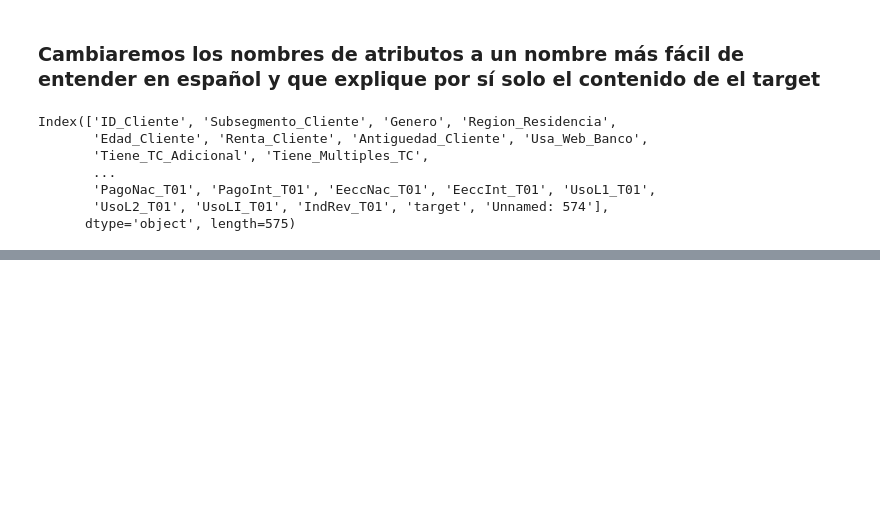
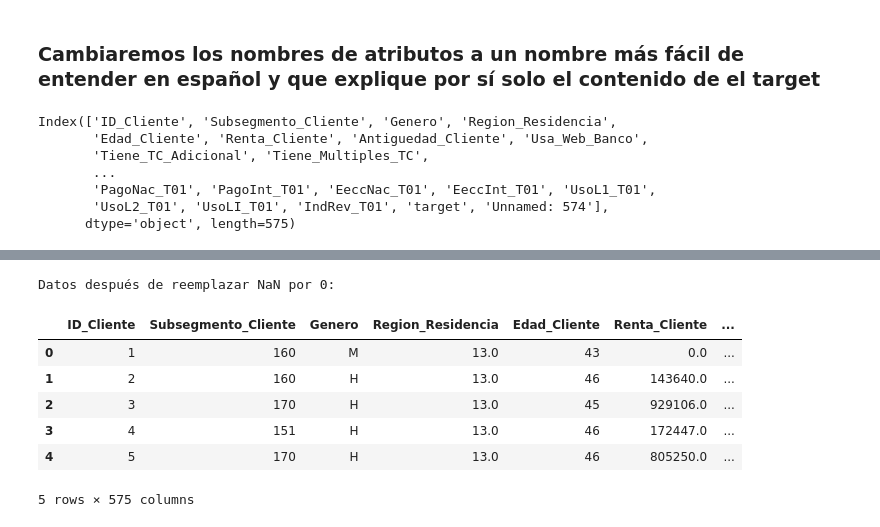
Before and after one commit to jpfuentesv89/TransversalMachineLearning, a Jupyter notebook: MonopolyDormammu.ipynb, the cells around one changed output, grey strips where cells are left out. Saved outputs shown, nothing was run; the diff lists cells and outputs as text; code cells hidden in the pictures; blank space fills up the shorter version.

```diff
--- a/MonopolyDormammu.ipynb
+++ b/MonopolyDormammu.ipynb
@@ -182,0 +240,16 @@ Index(['ID_Cliente', 'Subsegmento_Cliente', 'Genero', 'Region_Residencia',
+# %%
+# Reemplazar valores infinitos y NaN por 0
+df_filled = df_filled.replace([np.inf, -np.inf], np.nan).fillna(0)
+
+# Verificar los primeros datos después de reemplazar los NaN por 0
+print("\nDatos después de reemplazar NaN por 0:")
+df_filled.head()
+# %% [output]
+Datos después de reemplazar NaN por 0:
+|  | ID_Cliente | Subsegmento_Cliente | Genero | Region_Residencia | Edad_Cliente | Renta_Cliente | ... |
+| 0 | 1 | 160 | M | 13.0 | 43 | 0.0 | ... |
+| 1 | 2 | 160 | H | 13.0 | 46 | 143640.0 | ... |
+| 2 | 3 | 170 | H | 13.0 | 45 | 929106.0 | ... |
+| 3 | 4 | 151 | H | 13.0 | 46 | 172447.0 | ... |
+| 4 | 5 | 170 | H | 13.0 | 46 | 805250.0 | ... |
+5 rows × 575 columns
```
Also changed, not shown: parts of 27 cells of this notebook.
